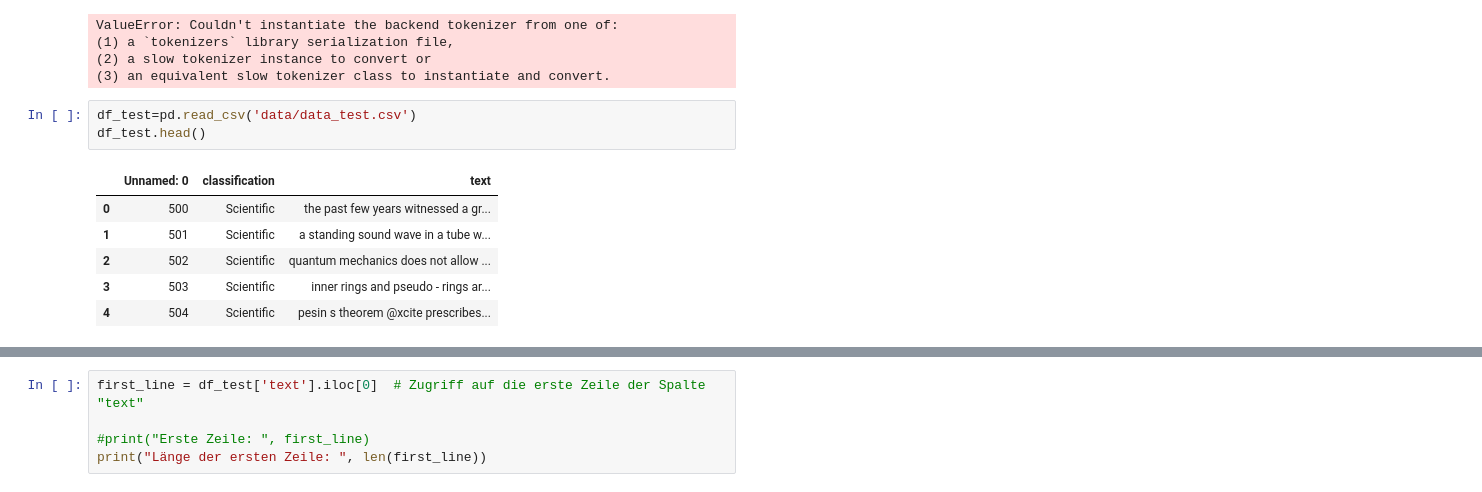
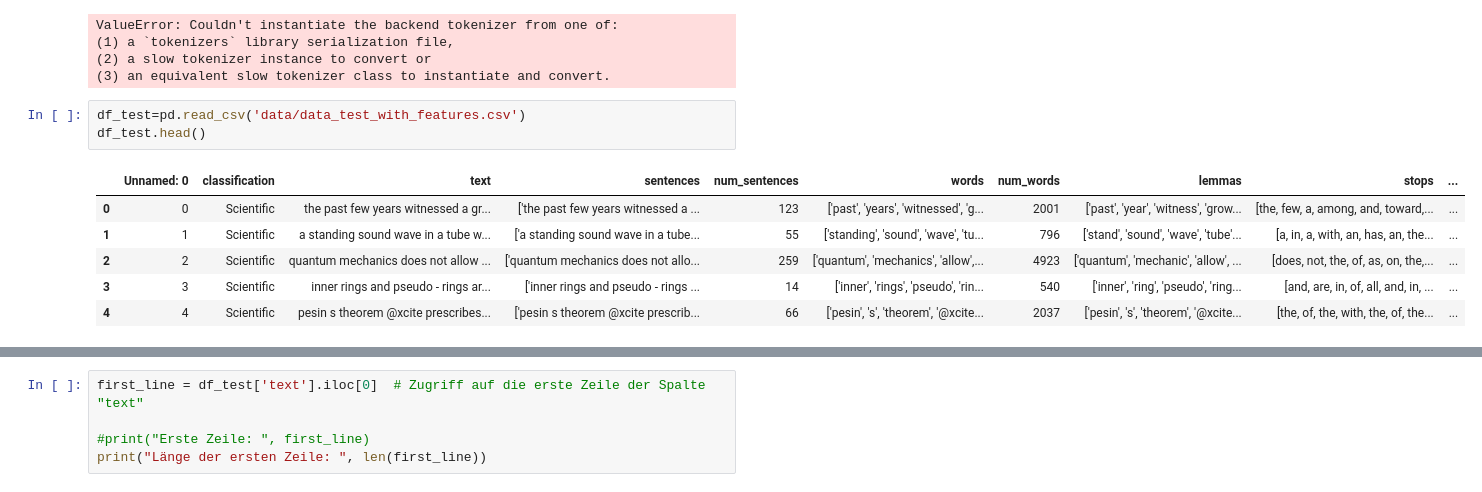
Before and after one commit to NICFRU/Projektrealisierung, a Jupyter notebook: zusammenfassung.ipynb, the cells around one changed output, grey strips where cells are left out. Saved outputs shown, nothing was run; the diff lists cells and outputs as text.

Commit message:
compression rate test

```diff
--- a/zusammenfassung.ipynb
+++ b/zusammenfassung.ipynb
@@ -945,12 +945,12 @@ ValueError: Couldn't instantiate the backend tokenizer from one of:
 (2) a slow tokenizer instance to convert or
 (3) an equivalent slow tokenizer class to instantiate and convert.
 # %%
-df_test=pd.read_csv('data/data_test.csv')
+df_test=pd.read_csv('data/data_test_with_features.csv')
 df_test.head()
 # %% [output]
-|  | Unnamed: 0 | classification | text |
-| 0 | 500 | Scientific | the past few years witnessed a gr... |
-| 1 | 501 | Scientific | a standing sound wave in a tube w... |
-| 2 | 502 | Scientific | quantum mechanics does not allow ... |
-| 3 | 503 | Scientific | inner rings and pseudo - rings ar... |
-| 4 | 504 | Scientific | pesin s theorem @xcite prescribes... |
+|  | Unnamed: 0 | classification | text | sentences | num_sentences | words | num_words | lemmas | stops | ... |
+| 0 | 0 | Scientific | the past few years witnessed a gr... | ['the past few years witnessed a ... | 123 | ['past', 'years', 'witnessed', 'g... | 2001 | ['past', 'year', 'witness', 'grow... | [the, few, a, among, and, toward,... | ... |
+| 1 | 1 | Scientific | a standing sound wave in a tube w... | ['a standing sound wave in a tube... | 55 | ['standing', 'sound', 'wave', 'tu... | 796 | ['stand', 'sound', 'wave', 'tube'... | [a, in, a, with, an, has, an, the... | ... |
+| 2 | 2 | Scientific | quantum mechanics does not allow ... | ['quantum mechanics does not allo... | 259 | ['quantum', 'mechanics', 'allow',... | 4923 | ['quantum', 'mechanic', 'allow', ... | [does, not, the, of, as, on, the,... | ... |
+| 3 | 3 | Scientific | inner rings and pseudo - rings ar... | ['inner rings and pseudo - rings ... | 14 | ['inner', 'rings', 'pseudo', 'rin... | 540 | ['inner', 'ring', 'pseudo', 'ring... | [and, are, in, of, all, and, in, ... | ... |
+| 4 | 4 | Scientific | pesin s theorem @xcite prescribes... | ['pesin s theorem @xcite prescrib... | 66 | ['pesin', 's', 'theorem', '@xcite... | 2037 | ['pesin', 's', 'theorem', '@xcite... | [the, of, the, with, the, of, the... | ... |
```
Also changed, not shown: parts of 3 cells of this notebook.
